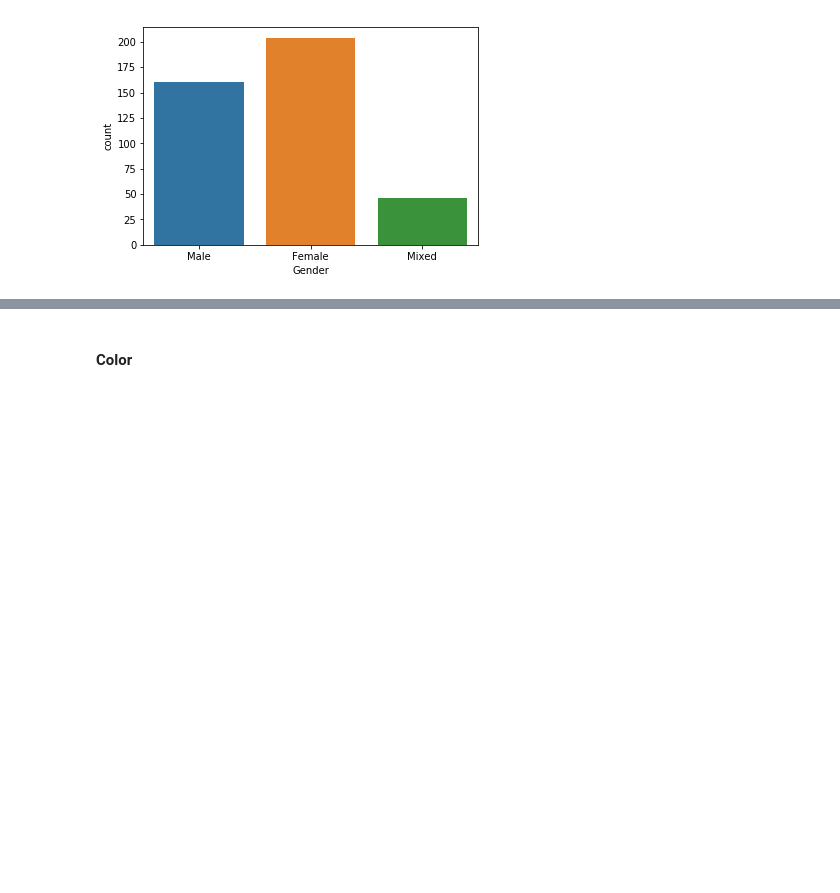
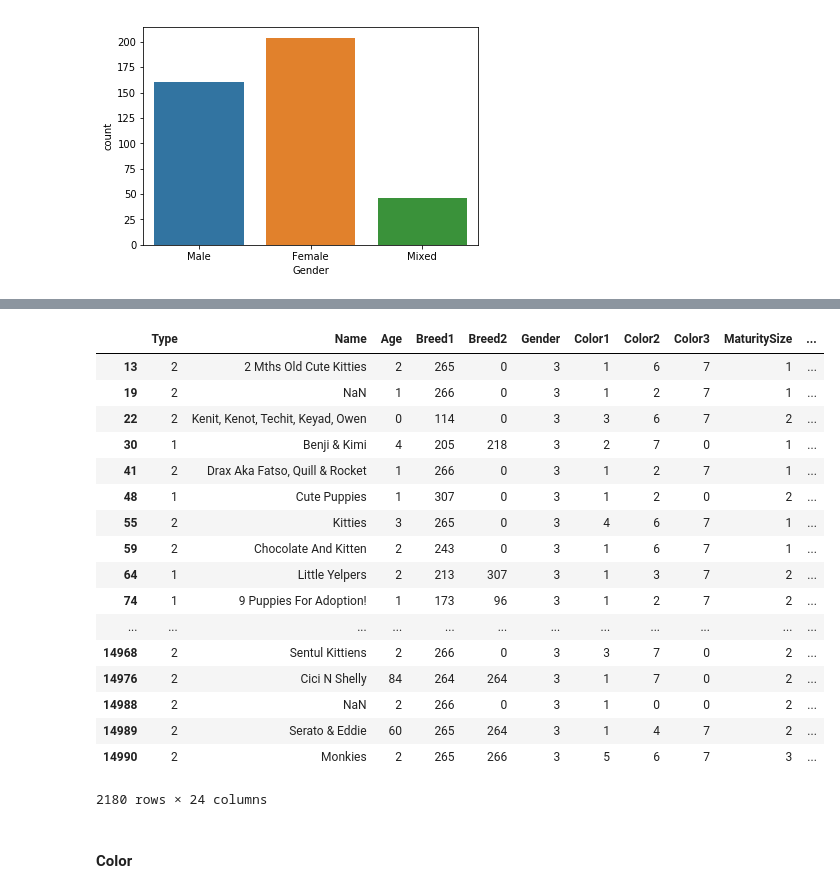
Before and after one commit to atal5/PetfinderDM, a Jupyter notebook: PetFinderV1.ipynb, the cells around one changed output, grey strips where cells are left out. Saved outputs shown, nothing was run; the diff lists cells and outputs as text; code cells hidden in the pictures; blank space fills up the shorter version.

```diff
--- a/PetFinderV1.ipynb
+++ b/PetFinderV1.ipynb
@@ -182,3 +190,24 @@ sns.countplot(pets_as_zero['Gender']);
+# %%
+train_df.loc[train_df['Gender']==3,:]
+# %% [output]
+|  | Type | Name | Age | Breed1 | Breed2 | Gender | Color1 | Color2 | Color3 | MaturitySize | ... |
+| 13 | 2 | 2 Mths Old Cute Kitties | 2 | 265 | 0 | 3 | 1 | 6 | 7 | 1 | ... |
+| 19 | 2 | NaN | 1 | 266 | 0 | 3 | 1 | 2 | 7 | 1 | ... |
+| 22 | 2 | Kenit, Kenot, Techit, Keyad, Owen | 0 | 114 | 0 | 3 | 3 | 6 | 7 | 2 | ... |
+| 30 | 1 | Benji & Kimi | 4 | 205 | 218 | 3 | 2 | 7 | 0 | 1 | ... |
+| 41 | 2 | Drax Aka Fatso, Quill & Rocket | 1 | 266 | 0 | 3 | 1 | 2 | 7 | 1 | ... |
+| 48 | 1 | Cute Puppies | 1 | 307 | 0 | 3 | 1 | 2 | 0 | 2 | ... |
+| 55 | 2 | Kitties | 3 | 265 | 0 | 3 | 4 | 6 | 7 | 1 | ... |
+| 59 | 2 | Chocolate And Kitten | 2 | 243 | 0 | 3 | 1 | 6 | 7 | 1 | ... |
+| 64 | 1 | Little Yelpers | 2 | 213 | 307 | 3 | 1 | 3 | 7 | 2 | ... |
+| 74 | 1 | 9 Puppies For Adoption! | 1 | 173 | 96 | 3 | 1 | 2 | 7 | 2 | ... |
+| ... | ... | ... | ... | ... | ... | ... | ... | ... | ... | ... | ... |
+| 14968 | 2 | Sentul Kittiens | 2 | 266 | 0 | 3 | 3 | 7 | 0 | 2 | ... |
+| 14976 | 2 | Cici N Shelly | 84 | 264 | 264 | 3 | 1 | 7 | 0 | 2 | ... |
+| 14988 | 2 | NaN | 2 | 266 | 0 | 3 | 1 | 0 | 0 | 2 | ... |
+| 14989 | 2 | Serato & Eddie | 60 | 265 | 264 | 3 | 1 | 4 | 7 | 2 | ... |
+| 14990 | 2 | Monkies | 2 | 265 | 266 | 3 | 5 | 6 | 7 | 3 | ... |
+2180 rows × 24 columns
 # %% [markdown]
 #### Color
 # %%
```
Also changed, not shown: parts of 7 cells of this notebook, 1 other file.
